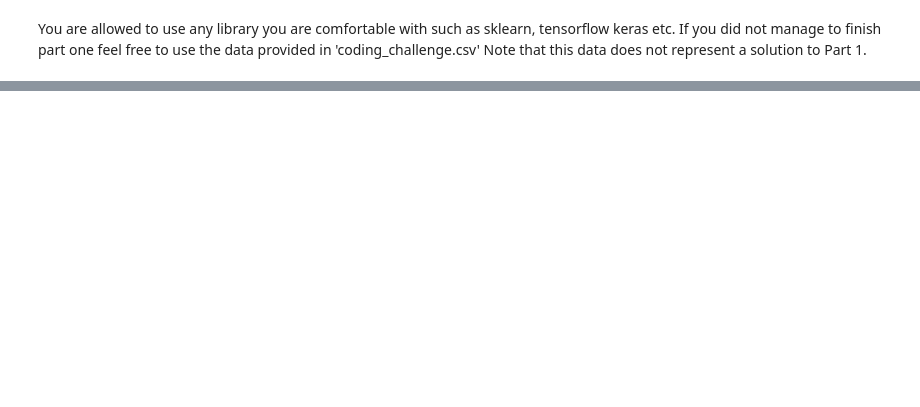
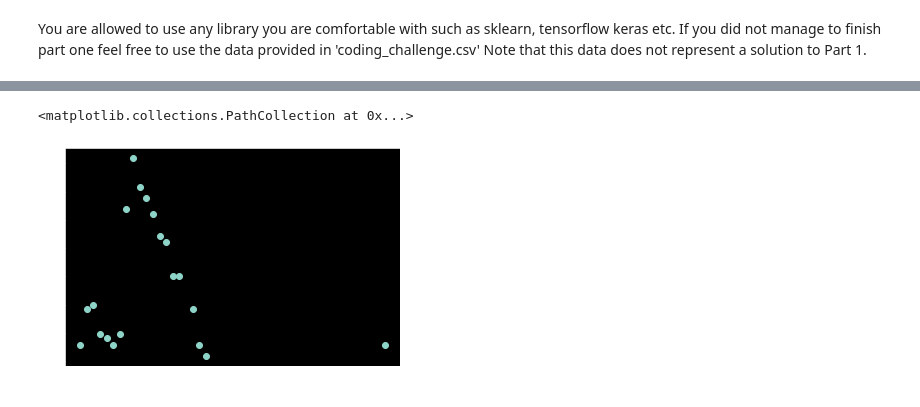
Before and after one commit to lyinch/7learnings-code-challenge, a Jupyter notebook: datascience/Coding Challenge.ipynb, the cells around one changed output, grey strips where cells are left out. Cells and saved outputs as stored; diff of their text form; code cells hidden in the pictures; blank space fills up the shorter version.

```diff
--- a/datascience/Coding Challenge.ipynb
+++ b/datascience/Coding Challenge.ipynb
@@ -6,3 +14,7 @@ from os import environ
+# %%
+style.use('dark_background') # make plots readable in vscode
+plt.rcParams['figure.figsize'] = [12, 8]
+plt.rcParams['figure.dpi'] = 200
 # %%
 if not environ.get('GOOGLE_APPLICATION_CREDENTIALS'):
     environ['GOOGLE_APPLICATION_CREDENTIALS'] = '/Users/backes/Downloads/learnings-350114-5842405dcd8d.json'
@@ -100,0 +411,10 @@ If you did not manage to finish part one feel free to use the data provided in '
+# %%
+# Quick check for snow_depth. Snow data is available only for January, which makes this already better than the snow column.
+# This has data all over the year
+df_tmp = df_original[df_original['station_number'] == 725975]
+ax = plt.gca()
+ax.xaxis_date()
+plt.scatter(df_tmp['date'], df_tmp['snow_depth'])
+# %% [output]
+<matplotlib.collections.PathCollection at 0x...>
+[figure, added]
```
Also changed, not shown: parts of 52 cells of this notebook, 4 other files.
